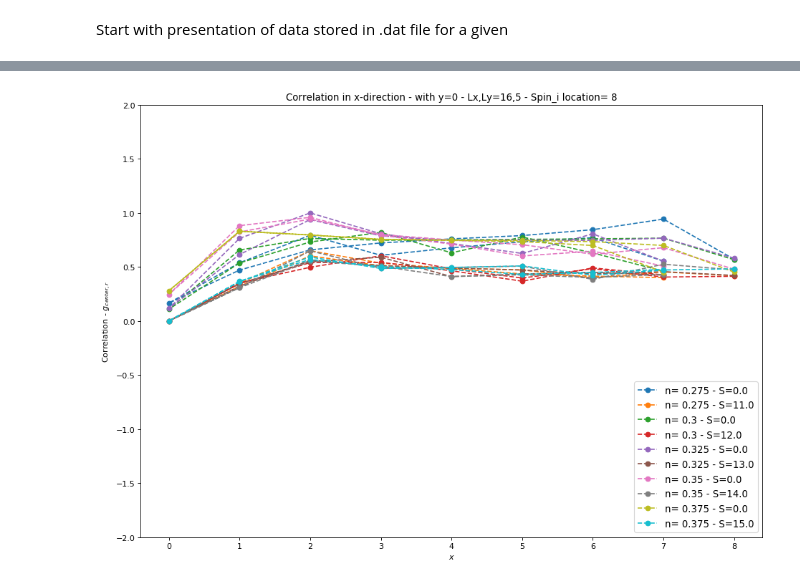
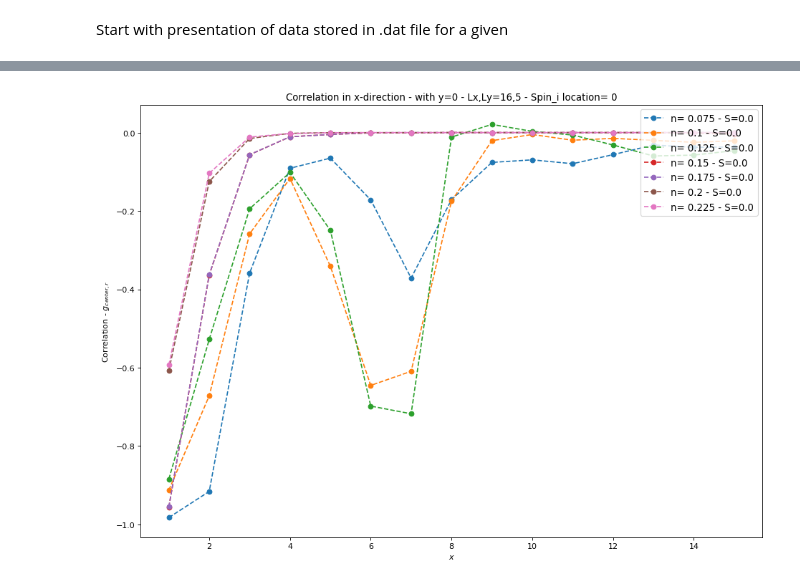
Before and after one commit to mert-kurttutan/QH-FM-DMRG, a Jupyter notebook: notebooks/GS-Properties-01.ipynb, the cells around one changed output, grey strips where cells are left out. Drawn from its saved outputs; the diff is of its cells as text; code cells hidden in the pictures.

```diff
--- a/notebooks/GS-Properties-01.ipynb
+++ b/notebooks/GS-Properties-01.ipynb
@@ -46,7 +24,7 @@ DMRG Table for Lx6_Ly4_Nphi12.0_U8.0_N12_S0.0 - 40 sweeps for each bond dim - 80
 chis = [100, 100, 200, 200, 400, 400, 400, 800, 800, 800, 800, 1600, 1600, 1600, \
         2000, 2000, 2000, 4000, 4000, 4000, 4000, 4000, 4000]
 p1=helpers.params()
-p1.folder="QH_FM4"; p1.Lx=16; p1.Ly=5; p1.Nphi=(p1.Lx-1)/5*p1.Ly; p1.U=8.0; p1.N=12; p1.S=float(p1.N/2)*0; p1.pbc=True;
+p1.folder="QH_FM4"; p1.Lx=12; p1.Ly=5; p1.Nphi=(p1.Lx-1)/5*p1.Ly; p1.U=8.0; p1.N=12; p1.S=float(p1.N/2)*0; p1.pbc=True;
 p1.lat=ptn.mp.lat.su2u1.genFermiHubbardSpinCharge(p1.Lx*p1.Ly)
 # %%
 tar_loc_corr="../codes/data/dat-files-02-expc-arr/corr-func-arr/"
@@ -55,36 +33,37 @@ tar_loc_n="../codes/data/dat-files-02-expc-arr/n-arr/"
 # %%
 #plot
 c_locs=[0, p1.Lx-1, p1.Lx//2]
 plt.figure(figsize=(14, 10), dpi=80)
-for M in np.arange(22, 32, 2):
-    for s in range(2):
+for M in np.arange(6, 20, 2):
+    for s in range(1):
         for i in range(len(c_locs)-2):
-            p1.N=M; i=2
+            p1.N=M; i=0
             p1.S=float(p1.N/2)*s
             SS=helpers.load_arr_high_bond(p1, tar_loc_corr, chis, "ss");
             nn=helpers.load_arr_high_bond(p1, tar_loc_corr, chis, "nn");
             n = helpers.load_arr_high_bond(p1, tar_loc_n, chis, "n")
             X = SS[i, :, 1].astype(int)
             Y = SS[i, :, 0]
             Y = np.divide(Y - 3/4*nn[i, :, 0], n[X, 0])/n[c_locs[i],0]
-            plt.plot(X, -Y, '--o',label="n= " + str(p1.N/(p1.Lx*p1.Ly))+ " - " + "S="+str(p1.S) )
+            Y = np.divide(nn[0, 1:, 0], n[X[1:],0])/n[0,0] - 1
+            plt.plot(X[1:], Y, '--o',label="n= " + str(p1.N/(p1.Lx*p1.Ly))+ " - " + "S="+str(p1.S) )
 
 
 
 # Naming the x-axis, y-axis and the whole graph
 plt.xlabel("$x$")
 plt.ylabel("Correlation - $g_{center,r}$")
 #plt.yscale('log')
 y_lim = 2
-plt.ylim(-y_lim, y_lim)
+#plt.ylim(-y_lim, y_lim)
 plt.title("Correlation in x-direction - with y=0 - Lx,Ly=" + str(p1.Lx)+ "," + str(p1.Ly)  + " - Spin_i location= " + str(c_locs[i]))
 
 # Adding legend, which helps us recognize the curve according to it's color
-plt.legend(loc ="lower right", prop={'size':12})
+plt.legend(loc ="upper right", prop={'size':12})
 #plt.axhline(y=0.0, color='r', linestyle='-')
 
 
 # To load the display window
 plt.show()
 # %% [output]
-[figure, old version]
+[figure, new version]
```
Also changed, not shown: parts of 4 cells of this notebook, 30 other files.
